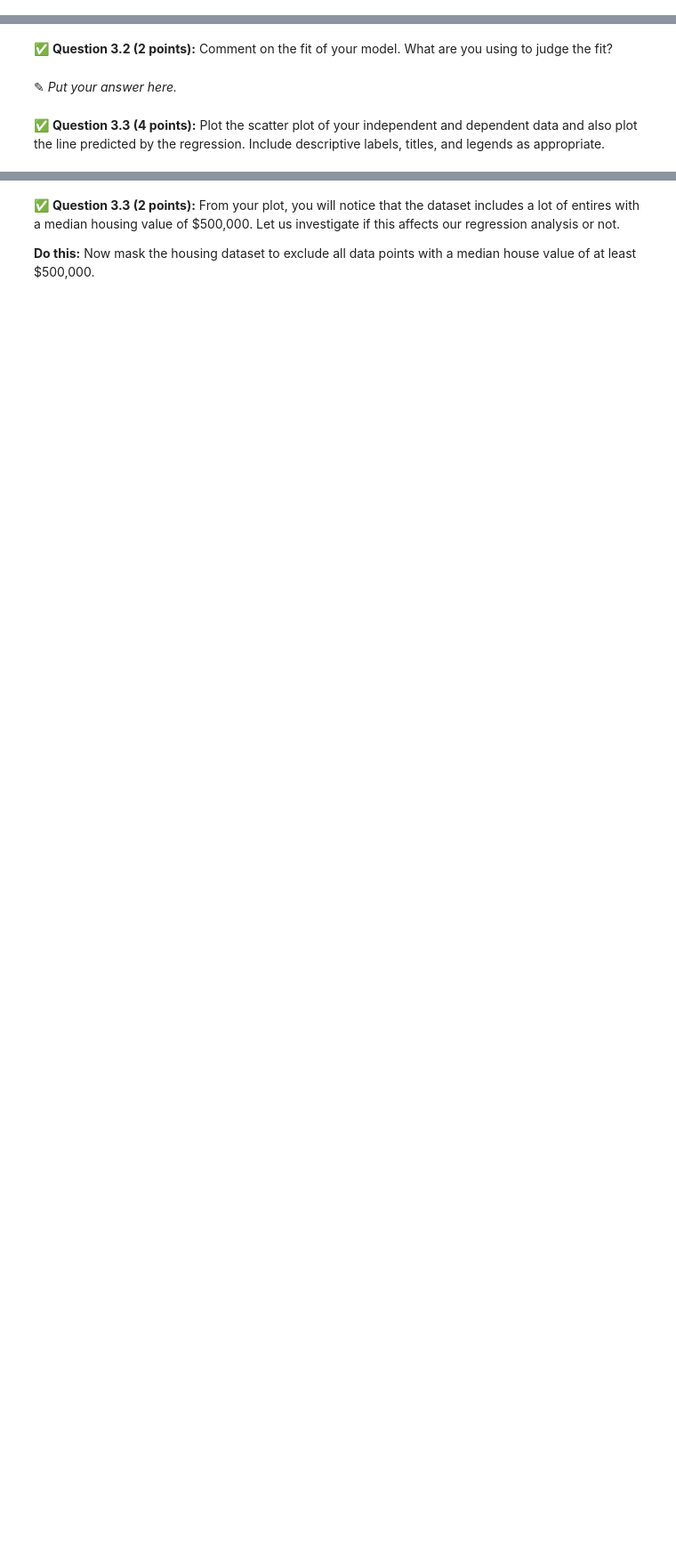
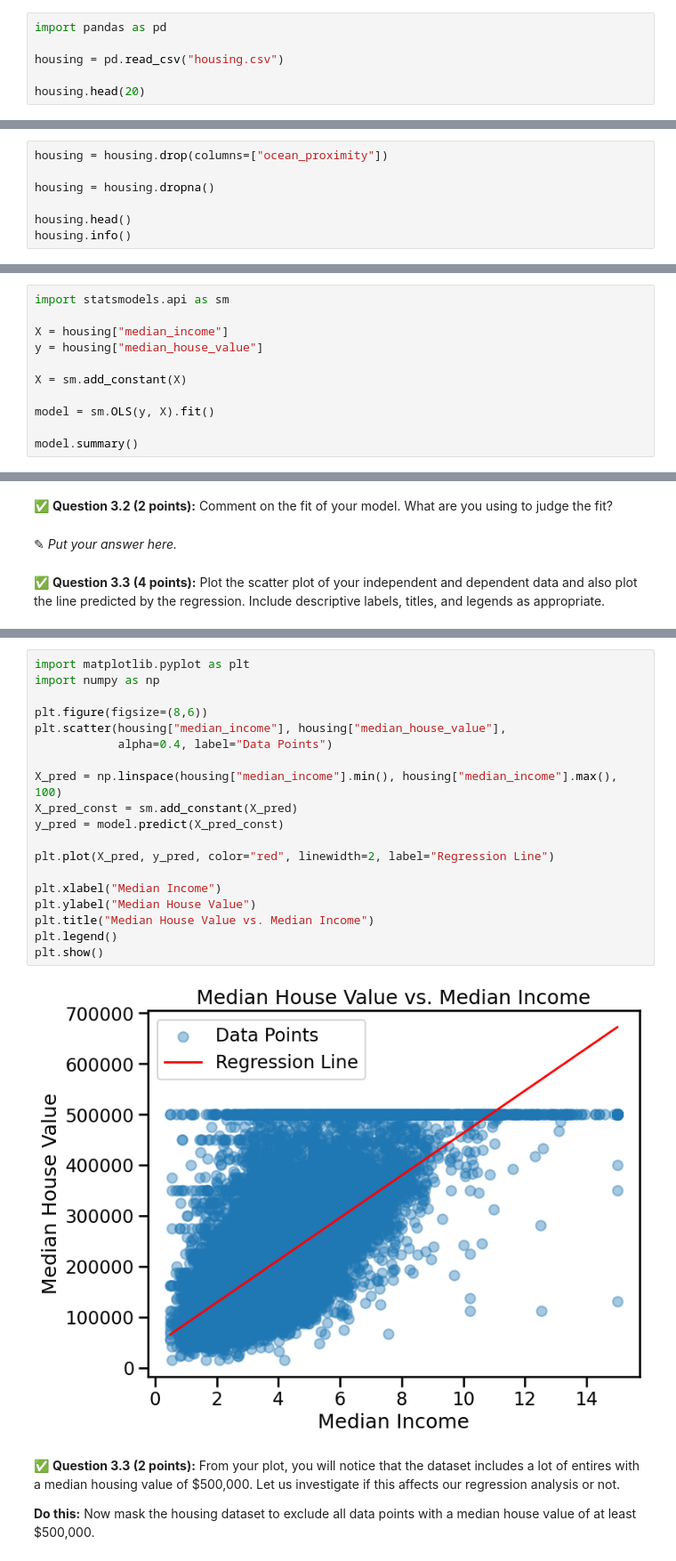
Before and after one commit to mccortma-sys/CMSE202-f25-turnin, a Jupyter notebook: hw-03/HW-03_Regression-F25-STUDENT.ipynb, the cells around one changed output, grey strips where cells are left out. Shown at 89% size. Cells and saved outputs as stored; diff of their text form; blank space fills up the shorter version.

```diff
--- a/hw-03/HW-03_Regression-F25-STUDENT.ipynb
+++ b/hw-03/HW-03_Regression-F25-STUDENT.ipynb
@@ -119,0 +126,6 @@ Our goal is to use ordinary least squares to design regression models to fit the
+# %%
+import pandas as pd
+
+housing = pd.read_csv("housing.csv")
+
+housing.head(20)
@@ -125,0 +154,7 @@ Our goal is to use ordinary least squares to design regression models to fit the
+# %%
+housing = housing.drop(columns=["ocean_proximity"])
+
+housing = housing.dropna()
+
+housing.head()
+housing.info()
@@ -151,0 +205,11 @@ In this part, we'll perform some one-variable linear regression analysis on the
+# %%
+import statsmodels.api as sm
+
+X = housing["median_income"]
+y = housing["median_house_value"]
+
+X = sm.add_constant(X)
+
+model = sm.OLS(y, X).fit()
+
+model.summary()
@@ -160,3 +242,24 @@ In this part, we'll perform some one-variable linear regression analysis on the
+# %%
+import matplotlib.pyplot as plt
+import numpy as np
+
+plt.figure(figsize=(8,6))
+plt.scatter(housing["median_income"], housing["median_house_value"],
+            alpha=0.4, label="Data Points")
+
+X_pred = np.linspace(housing["median_income"].min(), housing["median_income"].max(), 100)
+X_pred_const = sm.add_constant(X_pred)
+y_pred = model.predict(X_pred_const)
+
+plt.plot(X_pred, y_pred, color="red", linewidth=2, label="Regression Line")
+
+plt.xlabel("Median Income")
+plt.ylabel("Median House Value")
+plt.title("Median House Value vs. Median Income")
+plt.legend()
+plt.show()
+# %% [output]
+[figure, added]
 # %% [markdown]
 &#9989; **Question 3.3 (2 points):** From your plot, you will notice that the dataset includes a lot of entires with a median housing value of \$500,000. Let us investigate if this affects our regression analysis or not.
 
```
Also changed, not shown: parts of 29 cells of this notebook.
